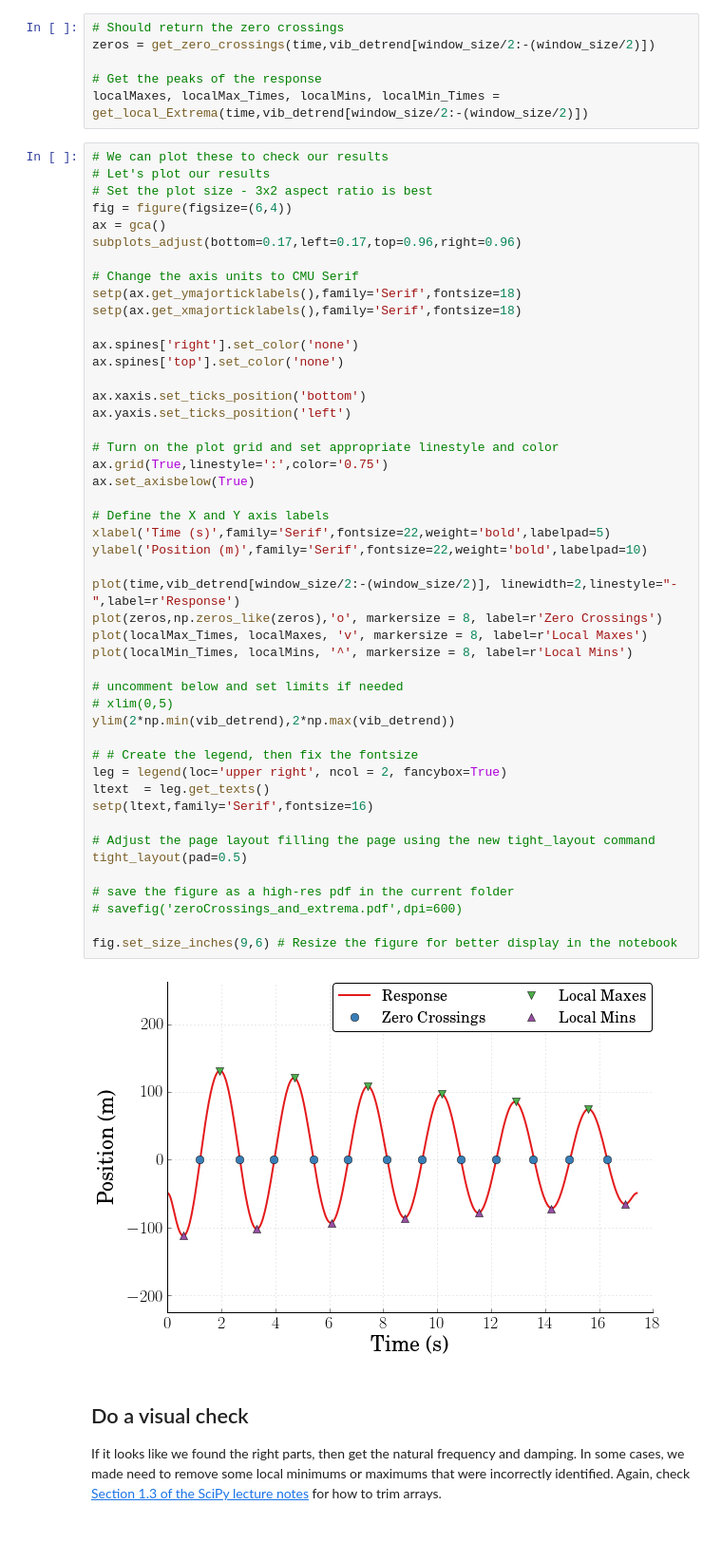
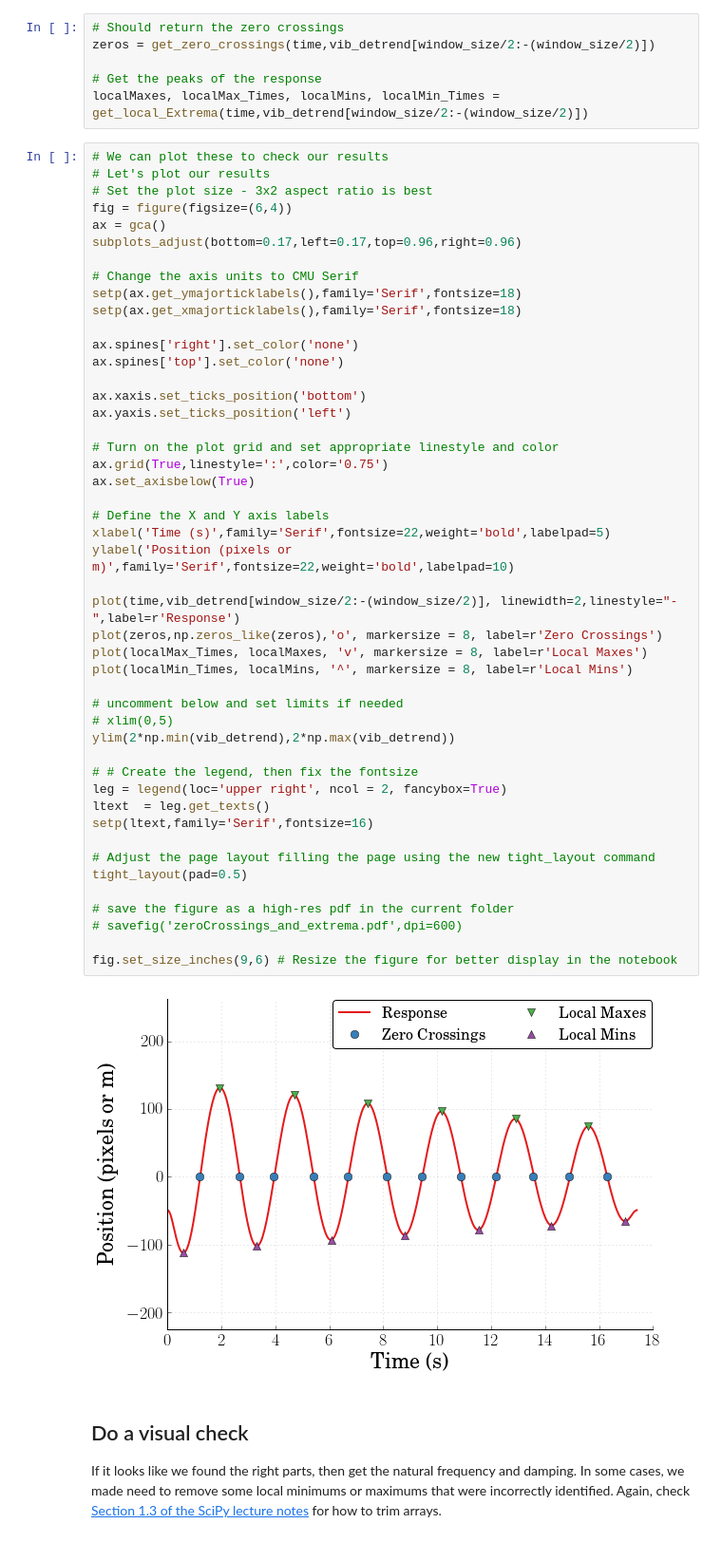
Before and after one commit to DocVaughan/MCHE485-Fall2014, a Jupyter notebook: Mini-Project 1/MCHE485_systemID.ipynb, the cells around one changed output. Shown at 95% size. Saved outputs shown, nothing was run; the diff lists cells and outputs as text.

```diff
--- a/Mini-Project 1/MCHE485_systemID.ipynb
+++ b/Mini-Project 1/MCHE485_systemID.ipynb
@@ -344,35 +344,35 @@ ax.yaxis.set_ticks_position('left')
 
 # Turn on the plot grid and set appropriate linestyle and color
 ax.grid(True,linestyle=':',color='0.75')
 ax.set_axisbelow(True)
 
 # Define the X and Y axis labels
 xlabel('Time (s)',family='Serif',fontsize=22,weight='bold',labelpad=5)
-ylabel('Position (m)',family='Serif',fontsize=22,weight='bold',labelpad=10)
+ylabel('Position (pixels or m)',family='Serif',fontsize=22,weight='bold',labelpad=10)
 
 plot(time,vib_detrend[window_size/2:-(window_size/2)], linewidth=2,linestyle="-",label=r'Response')
 plot(zeros,np.zeros_like(zeros),'o', markersize = 8, label=r'Zero Crossings')
 plot(localMax_Times, localMaxes, 'v', markersize = 8, label=r'Local Maxes')
 plot(localMin_Times, localMins, '^', markersize = 8, label=r'Local Mins')
 
 # uncomment below and set limits if needed
 # xlim(0,5)
 ylim(2*np.min(vib_detrend),2*np.max(vib_detrend))
 
 # # Create the legend, then fix the fontsize
 leg = legend(loc='upper right', ncol = 2, fancybox=True)
 ltext  = leg.get_texts()
 setp(ltext,family='Serif',fontsize=16)
 
 # Adjust the page layout filling the page using the new tight_layout command
 tight_layout(pad=0.5)
 
 # save the figure as a high-res pdf in the current folder
 # savefig('zeroCrossings_and_extrema.pdf',dpi=600)
 
 fig.set_size_inches(9,6) # Resize the figure for better display in the notebook
 # %% [output]
-[figure, old version]
+[figure, new version]
 # %% [markdown]
 ## Do a visual check
 If it looks like we found the right parts, then get the natural frequency and damping. In some cases, we made need to remove some local minimums or maximums that were incorrectly identified. Again, check [Section 1.3 of the SciPy lecture notes](http://scipy-lectures.github.io/intro/numpy/index.html) for how to trim arrays.
```
Also changed, not shown: 1 other file.
